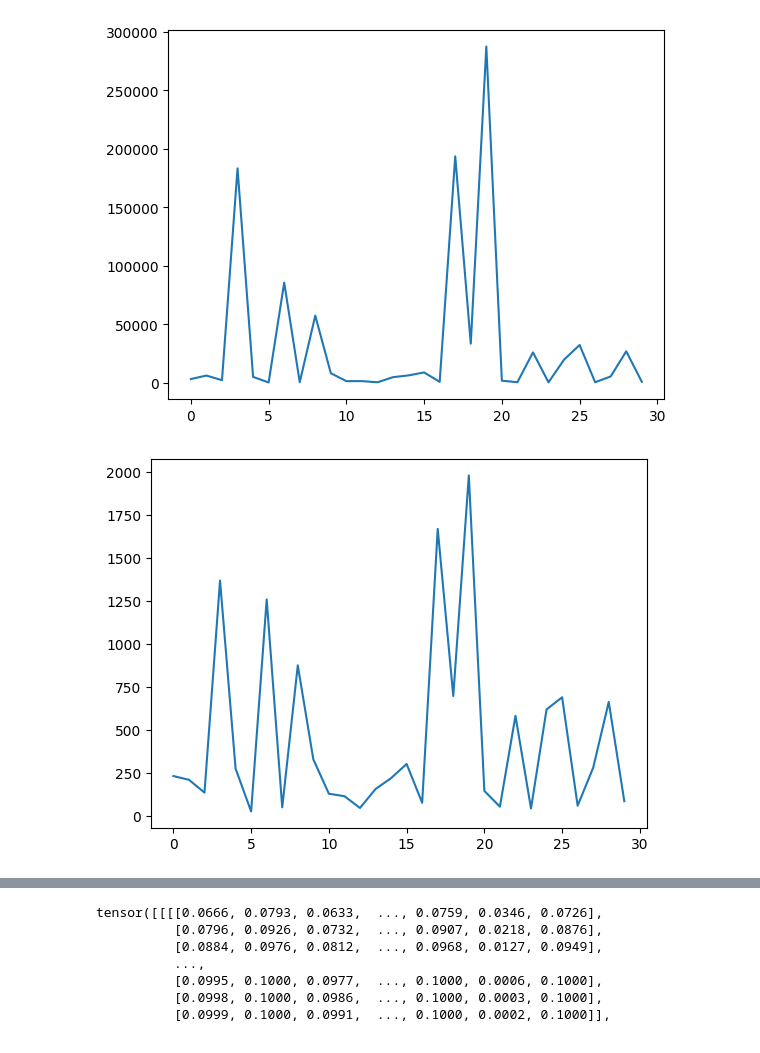
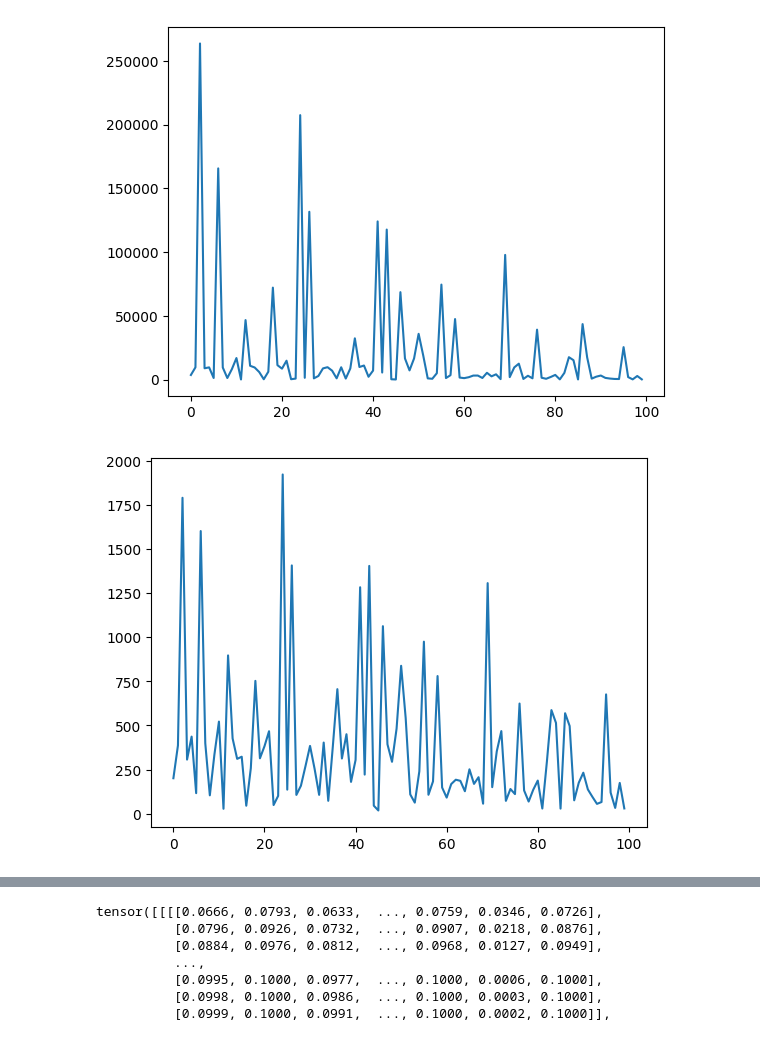
Before and after one commit to Zhou-spec/OTC_Marketing_Making, a Jupyter notebook: actor_critic_test.ipynb, the cells around one changed output, grey strips where cells are left out. Drawn from its saved outputs; the diff is of its cells as text; code cells hidden in the pictures.

```diff
--- a/actor_critic_test.ipynb
+++ b/actor_critic_test.ipynb
@@ -241,14 +241,14 @@ policy_net = ResNet_Conv(3, 12, 1, 2, 2, nn.Sigmoid())
 value_net = ResNet_Conv(3, 1, 1, 2, 2, nn.Identity())
 policy_net.to(device)
 value_net.to(device)
-optimizer_policy = torch.optim.Adam(policy_net.parameters(), lr=0.001)
-optimizer_value = torch.optim.Adam(value_net.parameters(), lr=0.001)
+optimizer_policy = torch.optim.Adam(policy_net.parameters(), lr=0.01)
+optimizer_value = torch.optim.Adam(value_net.parameters(), lr=0.01)
 scheduler_policy = torch.optim.lr_scheduler.StepLR(optimizer_policy, step_size= 3, gamma = 0.95)
 scheduler_value = scheduler = torch.optim.lr_scheduler.StepLR(optimizer_value, step_size= 3, gamma = 0.95)
 losses_actor_critic = []
 p_loss_AC = []
 v_loss_AC = []
-for epoch in range(30):
+for epoch in range(50):
   v_loss = 0
   p_loss = 0
   for train in range(batch_size):
@@ -287,0 +288,20 @@ epoch:  29 v_loss:  631.5113525390625
+# %%
+for epoch in range(50):
+  v_loss = 0
+  p_loss = 0
+  for train in range(batch_size):
+    S, buy_orders, sell_orders, q, t, bid_vectors, ask_vectors = Test_Data_Simulation_Stochastic(T, dt, sigma, S0, policy_net, A, B, gamma, z)
+    v_loss += critic_loss(policy_net, value_net, S, q, t, buy_orders, sell_orders, T, dt, A, B, gamma, delta, z, Q)
+    p_loss += policy_loss(policy_net, value_net, S, q, t, buy_orders, sell_orders, bid_vectors, ask_vectors, T, dt, A, B, gamma, delta, z, Q)
+    # when we train the policy net, we need to detach the value net
+  loss = v_loss + p_loss
+  p_loss_AC.append(v_loss.item())
+  v_loss_AC.append(p_loss.item())
+  losses_actor_critic.append(loss.item())
+  optimizer_policy.zero_grad()
+  optimizer_value.zero_grad()
+  loss.backward()
+  optimizer_policy.step()
+  optimizer_value.step()
+  print('epoch: ', epoch, 'p_loss: ', p_loss.item() / batch_size)
+  print('epoch: ', epoch, 'v_loss: ', v_loss.item() / batch_size)
@@ -288,14 +326,14 @@ epoch:  29 v_loss:  631.5113525390625
 # %%
 plt.figure()
-plt.plot(p_loss_AC[:40])
+plt.plot(p_loss_AC)
 #plt.ylim(0, 50000)
 plt.show()
 # %% [output]
-[figure, old version]
+[figure, new version]
 # %%
 plt.figure()
-plt.plot(v_loss_AC[:40])
+plt.plot(v_loss_AC)
 #plt.ylim(0, 1000)
 plt.show()
 # %% [output]
-[figure, old version]
+[figure, new version]
```
Also changed, not shown: parts of 3 cells of this notebook.
